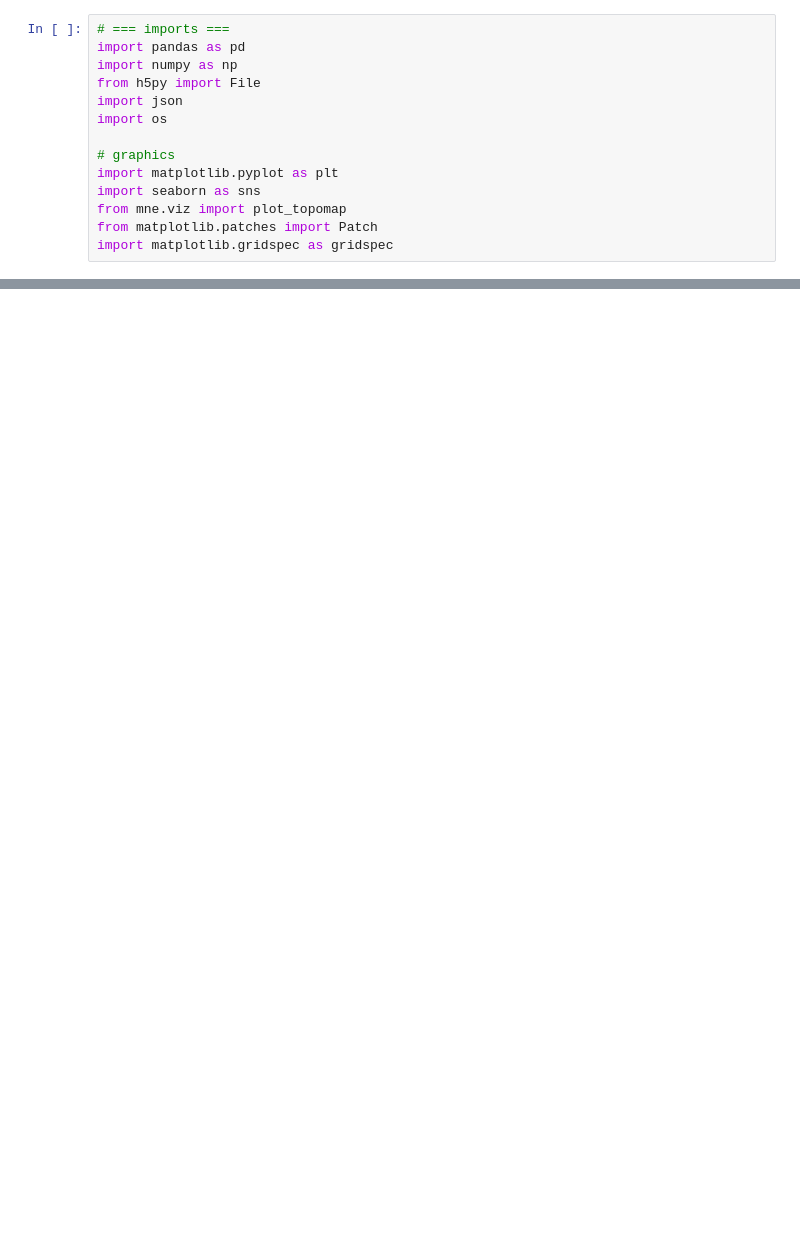
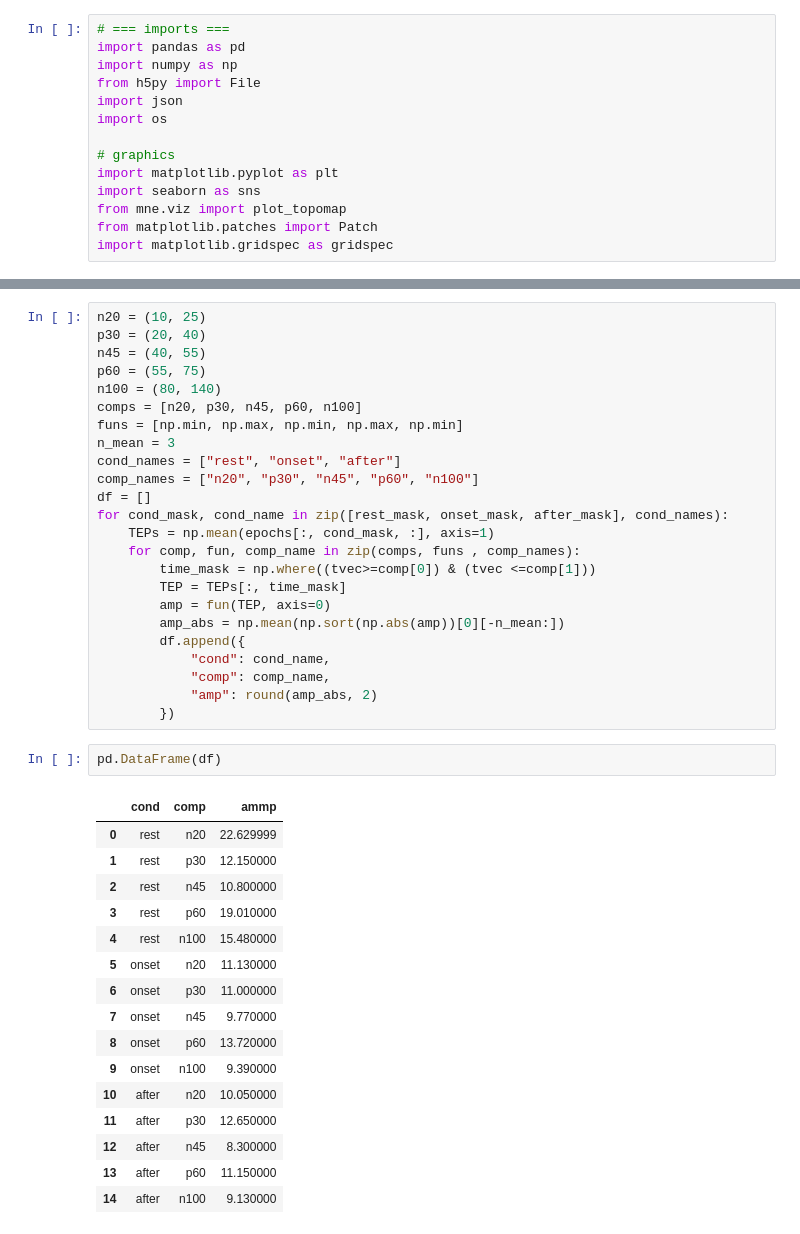
Before and after one commit to JuliaRory/TEP_analysis, a Jupyter notebook: notebooks/4_exp_pavlov_comp_analyi.ipynb, the cells around one changed output, grey strips where cells are left out. Cells and saved outputs as stored; diff of their text form; blank space fills up the shorter version.

```diff
--- a/notebooks/4_exp_pavlov_comp_analyi.ipynb
+++ b/notebooks/4_exp_pavlov_comp_analyi.ipynb
@@ -54,0 +220,43 @@ array([[3707764736,          2,          1,          1,         26,
+# %%
+n20 = (10, 25)
+p30 = (20, 40)
+n45 = (40, 55)
+p60 = (55, 75)
+n100 = (80, 140)
+comps = [n20, p30, n45, p60, n100]
+funs = [np.min, np.max, np.min, np.max, np.min]
+n_mean = 3
+cond_names = ["rest", "onset", "after"]
+comp_names = ["n20", "p30", "n45", "p60", "n100"]
+df = []
+for cond_mask, cond_name in zip([rest_mask, onset_mask, after_mask], cond_names):
+    TEPs = np.mean(epochs[:, cond_mask, :], axis=1)
+    for comp, fun, comp_name in zip(comps, funs , comp_names):
+        time_mask = np.where((tvec>=comp[0]) & (tvec <=comp[1]))
+        TEP = TEPs[:, time_mask]
+        amp = fun(TEP, axis=0)
+        amp_abs = np.mean(np.sort(np.abs(amp))[0][-n_mean:])
+        df.append({
+            "cond": cond_name,
+            "comp": comp_name,
+            "amp": round(amp_abs, 2)
+        })
+# %%
+pd.DataFrame(df)
+# %% [output]
+|  | cond | comp | ammp |
+| 0 | rest | n20 | 22.629999 |
+| 1 | rest | p30 | 12.150000 |
+| 2 | rest | n45 | 10.800000 |
+| 3 | rest | p60 | 19.010000 |
+| 4 | rest | n100 | 15.480000 |
+| 5 | onset | n20 | 11.130000 |
+| 6 | onset | p30 | 11.000000 |
+| 7 | onset | n45 | 9.770000 |
+| 8 | onset | p60 | 13.720000 |
+| 9 | onset | n100 | 9.390000 |
+| 10 | after | n20 | 10.050000 |
+| 11 | after | p30 | 12.650000 |
+| 12 | after | n45 | 8.300000 |
+| 13 | after | p60 | 11.150000 |
+| 14 | after | n100 | 9.130000 |
```
Also changed, not shown: parts of 10 cells of this notebook, 1 other file.
